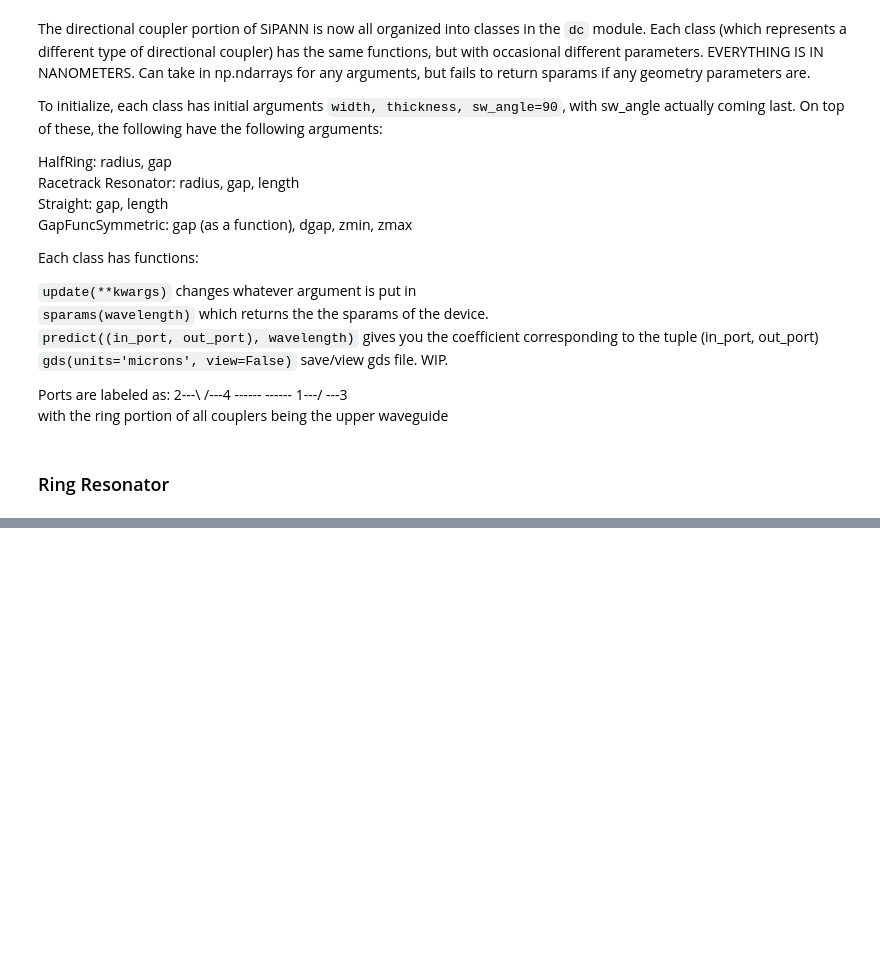
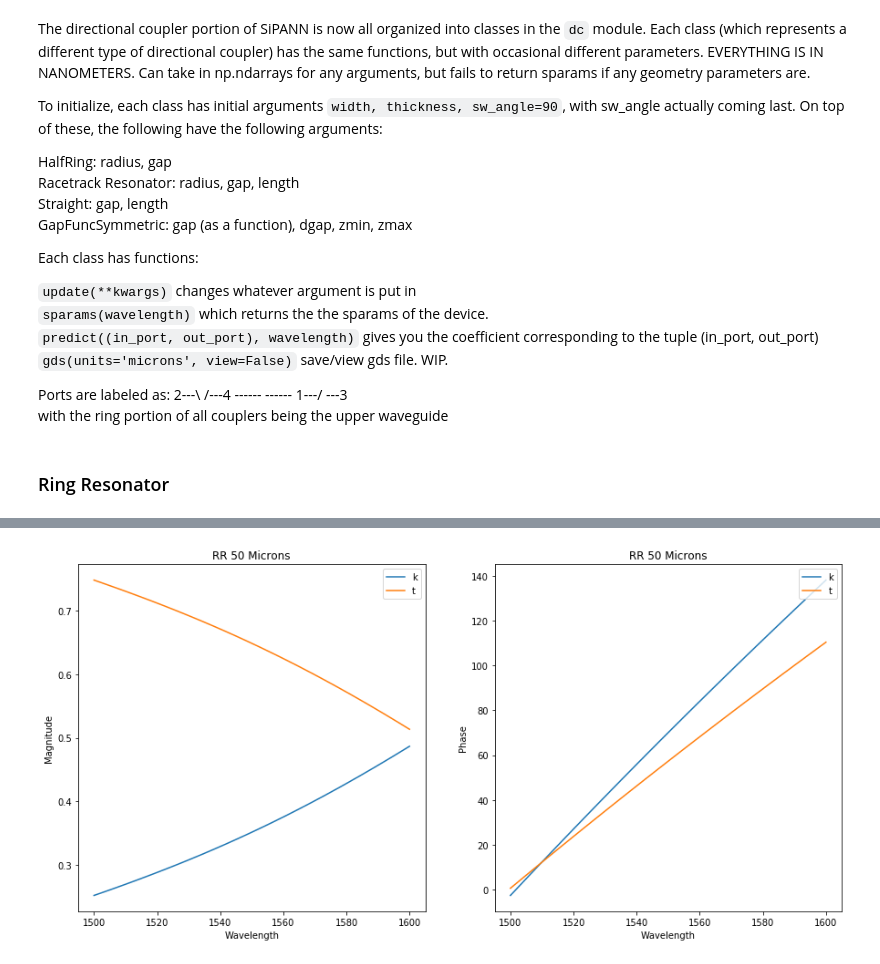
Before and after one commit to BYUCamachoLab/SiPANN, a Jupyter notebook: examples/dc.ipynb, the cells around one changed output, grey strips where cells are left out. Saved outputs shown, nothing was run; the diff lists cells and outputs as text; code cells hidden in the pictures; blank space fills up the shorter version.

```diff
--- a/examples/dc.ipynb
+++ b/examples/dc.ipynb
@@ -78,0 +81,14 @@ pltAttr('Gap', 'Phase', 'RR 50 Microns')
+# %%
+s = rr.sparams(wavelength)
+
+plt.figure(figsize=(15,7))
+plt.subplot(121)
+plt.plot(wavelength, np.abs(s[:,0,3])**2, label='k')
+plt.plot(wavelength, np.abs(s[:,0,2])**2, label='t')
+pltAttr('Wavelength', 'Magnitude', 'RR 50 Microns')
+plt.subplot(122)
+plt.plot(wavelength, np.unwrap(np.angle(s[:,0,3])), label='k')
+plt.plot(wavelength, np.unwrap(np.angle(s[:,0,2])), label='t')
+pltAttr('Wavelength', 'Phase', 'RR 50 Microns')
+# %% [output]
+[figure, added]
```
Also changed, not shown: parts of 2 cells of this notebook, 20 other files.
